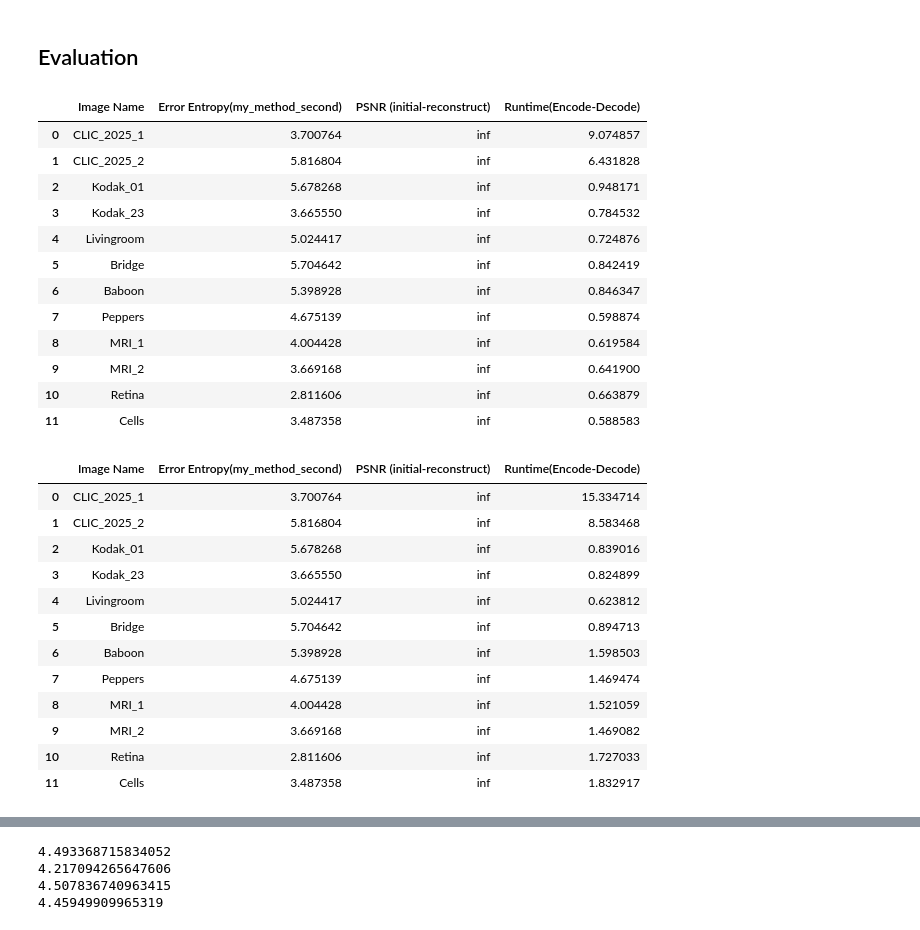
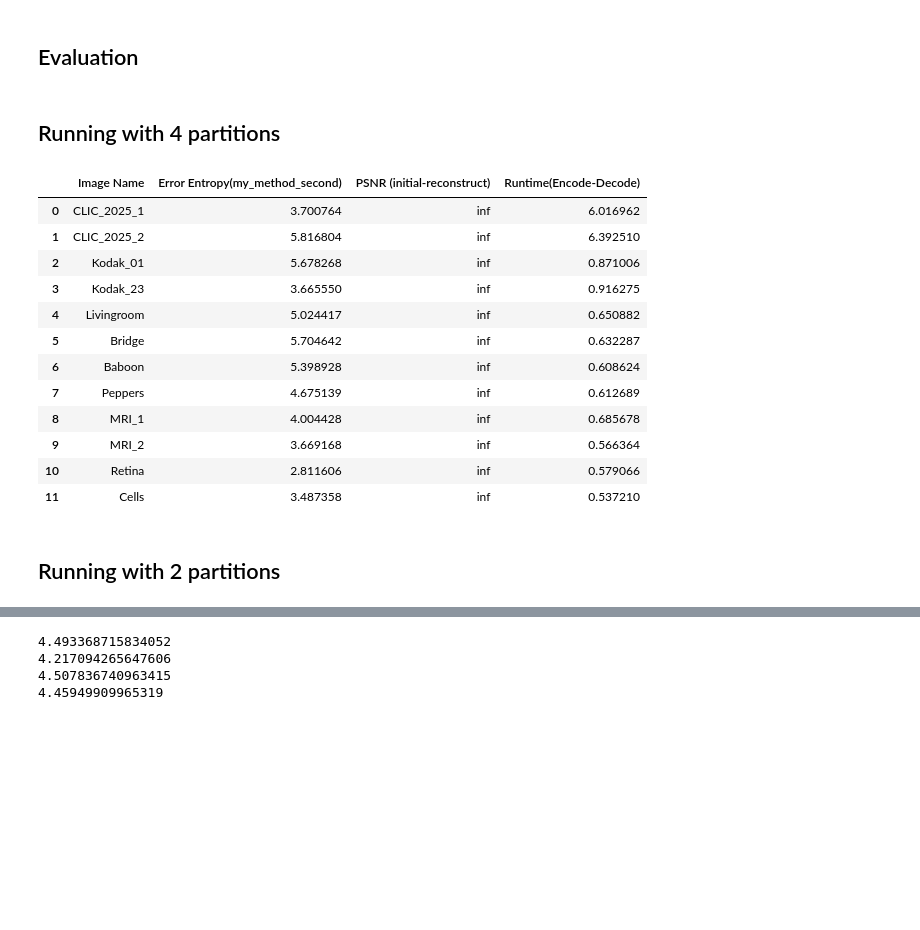
Before and after one commit to pouriaSameti/Advanced-Multimedia-Systems, a Jupyter notebook: Exercise 2/code.ipynb, the cells around one changed output, grey strips where cells are left out. Saved outputs shown, nothing was run; the diff lists cells and outputs as text; code cells hidden in the pictures; blank space fills up the shorter version.

```diff
--- a/Exercise 2/code.ipynb
+++ b/Exercise 2/code.ipynb
@@ -326,5 +330,6 @@ def my_reconstructor(error_image):
 # %%
-evaluation_table_my_predictor = []
+evaluation_table_one = []
+
 for image_name in test_path:
     name = image_name.split('/')[1].split('.')[0]
     image = cv2.imread(image_name, cv2.IMREAD_UNCHANGED)
@@ -335,10 +340,17 @@ for image_name in test_path:
     end_time = time.time()
     runtime = end_time - start_time
 
-    evaluation_table_my_predictor.append({'Image Name': name, 'Error Entropy(my_method)': my_entropy(my_predictor_error),
-                                          'PSNR (initial-reconstruct)': peak_signal_noise_ratio(image, my_predictor_reconstruct),
-                                          'Runtime(Encode-Decode)': runtime})
+    evaluation_table_one.append({'Image Name': name, 'Error Entropy(MED-with-Partitioning)': my_entropy(my_predictor_error),
+                                 'PSNR': peak_signal_noise_ratio(image, my_predictor_reconstruct),
+                                 'Runtime': runtime})
 
-evaluation_table_my_predictor = pd.DataFrame(evaluation_table_my_predictor)
-evaluation_table_my_predictor
+evaluation_table_one = pd.DataFrame(evaluation_table_one)
+
+# Average Row
+error_entropy_mean_one = evaluation_table_one['Error Entropy(MED-with-Partitioning)'].mean()
+runtime_mean_one = evaluation_table_one['Runtime'].mean()
+evaluation_table_one.loc[len(evaluation_table_one)] = {"Image Name": "Average", 'Error Entropy(MED-with-Partitioning)': error_entropy_mean_one,
+                                                       "PSNR": np.inf, "Runtime": runtime_mean_one}
+
+evaluation_table_one
 # %% [output]
@@ -409,7 +422,7 @@ def my_predictor_second(input_image, n_partitions=4, axis='rows'):
     else:
         error_image = np.hstack(error_parts)
 
-    return error_image, rhos
+    return error_image, coef_list
 
 
 def my_reconstructor_second(error_image, rhos, axis='rows'):
@@ -445,51 +458,42 @@ def my_reconstructor_second(error_image, rhos, axis='rows'):
     return reconstructed
 # %% [markdown]
 ## Evaluation
+# %% [markdown]
+## Running with 4 partitions
 # %%
 evaluation_table_my_predictor_second = []
 for image_name in test_path:
     name = image_name.split('/')[1].split('.')[0]
     image = cv2.imread(image_name, cv2.IMREAD_UNCHANGED)
 
     start_time = time.time()
-    my_predictor_error_second, rhos = my_predictor_second(image, n_partitions=4)
-    my_predictor_reconstruct_second = my_reconstructor_second(my_predictor_error_second, rhos)
+    my_predictor_error_second, coef = my_predictor_second(image, n_partitions=4)
+    my_predictor_reconstruct_second = my_reconstructor_second(my_predictor_error_second, coef)
     end_time = time.time()
     runtime = end_time - start_time
 
     evaluation_table_my_predictor_second.append({'Image Name': name, 'Error Entropy(my_method_second)': my_entropy(my_predictor_error_second),
                                                  'PSNR (initial-reconstruct)': peak_signal_noise_ratio(image, my_predictor_reconstruct_second),
                                                  'Runtime(Encode-Decode)': runtime})
 
 evaluation_table_my_predictor_second = pd.DataFrame(evaluation_table_my_predictor_second)
 evaluation_table_my_predictor_second
 # %% [output]
 |  | Image Name | Error Entropy(my_method_second) | PSNR (initial-reconstruct) | Runtime(Encode-Decode) |
-| 0 | CLIC_2025_1 | 3.700764 | inf | 9.074857 |
-| 1 | CLIC_2025_2 | 5.816804 | inf | 6.431828 |
-| 2 | Kodak_01 | 5.678268 | inf | 0.948171 |
-| 3 | Kodak_23 | 3.665550 | inf | 0.784532 |
-| 4 | Livingroom | 5.024417 | inf | 0.724876 |
-| 5 | Bridge | 5.704642 | inf | 0.842419 |
-| 6 | Baboon | 5.398928 | inf | 0.846347 |
-| 7 | Peppers | 4.675139 | inf | 0.598874 |
-| 8 | MRI_1 | 4.004428 | inf | 0.619584 |
-| 9 | MRI_2 | 3.669168 | inf | 0.641900 |
-| 10 | Retina | 2.811606 | inf | 0.663879 |
-| 11 | Cells | 3.487358 | inf | 0.588583 |
+| 0 | CLIC_2025_1 | 3.700764 | inf | 6.016962 |
+| 1 | CLIC_2025_2 | 5.816804 | inf | 6.392510 |
+| 2 | Kodak_01 | 5.678268 | inf | 0.871006 |
+| 3 | Kodak_23 | 3.665550 | inf | 0.916275 |
+| 4 | Livingroom | 5.024417 | inf | 0.650882 |
+| 5 | Bridge | 5.704642 | inf | 0.632287 |
+| 6 | Baboon | 5.398928 | inf | 0.608624 |
+| 7 | Peppers | 4.675139 | inf | 0.612689 |
+| 8 | MRI_1 | 4.004428 | inf | 0.685678 |
+| 9 | MRI_2 | 3.669168 | inf | 0.566364 |
+| 10 | Retina | 2.811606 | inf | 0.579066 |
+| 11 | Cells | 3.487358 | inf | 0.537210 |
-|  | Image Name | Error Entropy(my_method_second) | PSNR (initial-reconstruct) | Runtime(Encode-Decode) |
-| 0 | CLIC_2025_1 | 3.700764 | inf | 15.334714 |
-| 1 | CLIC_2025_2 | 5.816804 | inf | 8.583468 |
-| 2 | Kodak_01 | 5.678268 | inf | 0.839016 |
-| 3 | Kodak_23 | 3.665550 | inf | 0.824899 |
-| 4 | Livingroom | 5.024417 | inf | 0.623812 |
-| 5 | Bridge | 5.704642 | inf | 0.894713 |
-| 6 | Baboon | 5.398928 | inf | 1.598503 |
-| 7 | Peppers | 4.675139 | inf | 1.469474 |
-| 8 | MRI_1 | 4.004428 | inf | 1.521059 |
-| 9 | MRI_2 | 3.669168 | inf | 1.469082 |
-| 10 | Retina | 2.811606 | inf | 1.727033 |
-| 11 | Cells | 3.487358 | inf | 1.832917 |
+# %% [markdown]
+## Running with 2 partitions
 # %%
 evaluation_table_my_predictor_second = []
 for image_name in test_path:
```
Also changed, not shown: parts of 7 cells of this notebook.
